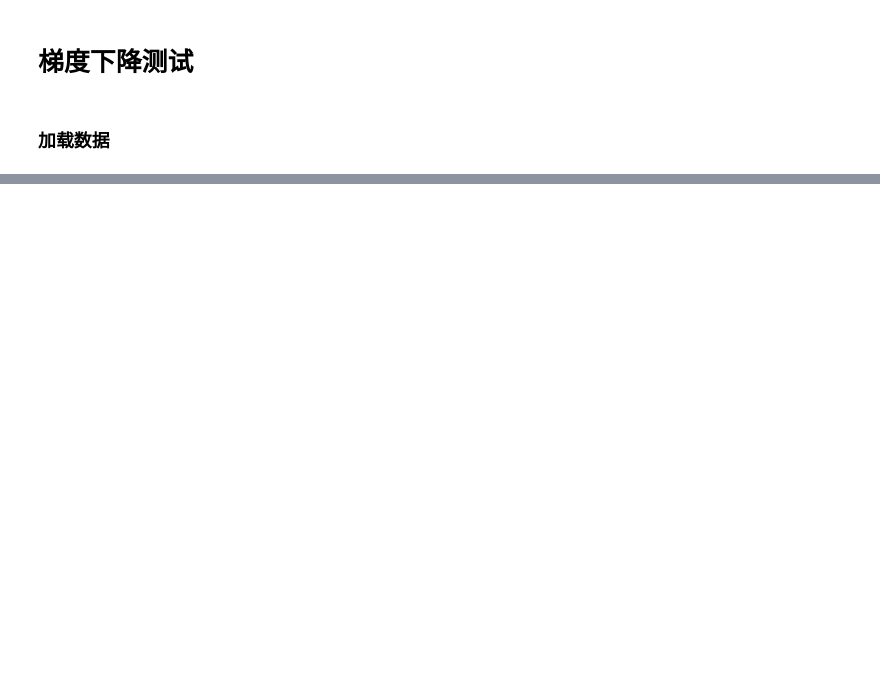
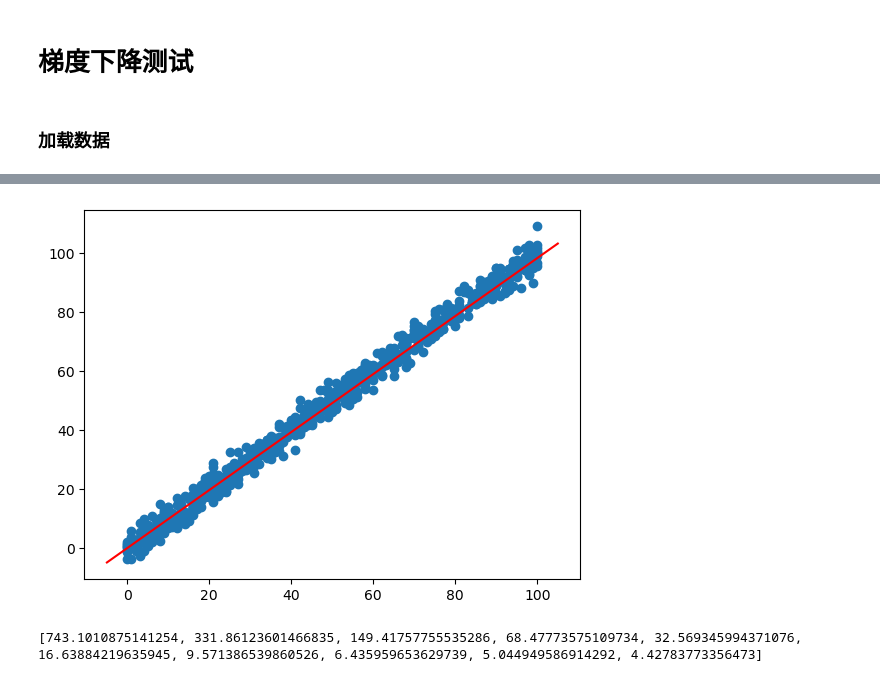
Before and after one commit to mikeiansky/machine-learning, a Jupyter notebook: linear-regression/std_lr_v1.ipynb, the cells around one changed output, grey strips where cells are left out. Saved outputs shown, nothing was run; the diff lists cells and outputs as text; code cells hidden in the pictures; blank space fills up the shorter version.

```diff
--- a/linear-regression/std_lr_v1.ipynb
+++ b/linear-regression/std_lr_v1.ipynb
@@ -35,2 +47,0 @@ def fit(w,b,epoch):
-# %%
-fit(w,b, 3)
@@ -76,30 +47,0 @@ epoch: 2 w: -451.22315172888614 b: -6.759931369794083 loss: 683065553.6351742 gb
-# %%
-import numpy as np
-
-dataset = np.genfromtxt('train.csv', delimiter=',')
-
-dataset = dataset[1:,]
-
-# 定义超参数
-init_w, init_b, alpha = 0, 0, 0.001
-w, b = init_w, init_b
-size = dataset.shape[0]
-
-def cost(w, b):
-    predict_y = dataset[:, 0] * w + b
-    return np.sum((dataset[:, 1] - predict_y) ** 2) / (2 * size)  # 除以 (2 * size) 是为了计算平均损失
-
-def fit(w, b, epoch):
-    for i in range(epoch):
-        predict_y = w * dataset[:, 0] + b
-        gb = np.sum(predict_y - dataset[:, 1]) / size
-        gw = np.sum((predict_y - dataset[:, 1]) * dataset[:, 0]) / size
-
-        w = w + alpha * gw
-        b = b + alpha * gb
-
-        loss = cost(w, b)
-
-        print('epoch:', i, 'w:', w, 'b:', b, 'loss:', loss)
-
-fit(w, b, 3)
@@ -109,0 +48,2 @@ epoch: 2 w: -80.61480859935776 b: -1.2076594561352973 loss: 11123837.340244893
+# %%
+w, b = fit(w,b, 10, loss)
@@ -109,0 +61,17 @@ epoch: 2 w: -80.61480859935776 b: -1.2076594561352973 loss: 11123837.340244893
+# %%
+import matplotlib.pyplot as plt
+
+fig, ax = plt.subplots()
+ax.scatter(dataset[:,0],dataset[:,1])
+
+x_vals = np.array(ax.get_xlim())
+y_vals = b + w * x_vals
+plt.plot(x_vals, y_vals, color='red')
+
+plt.show()
+# %% [output]
+[figure, added]
+# %%
+print(loss)
+# %% [output]
+[743.1010875141254, 331.86123601466835, 149.41757755535286, 68.47773575109734, 32.569345994371076, 16.63884219635945, 9.571386539860526, 6.435959653629739, 5.044949586914292, 4.42783773356473]
```
Also changed, not shown: parts of 9 cells of this notebook.
